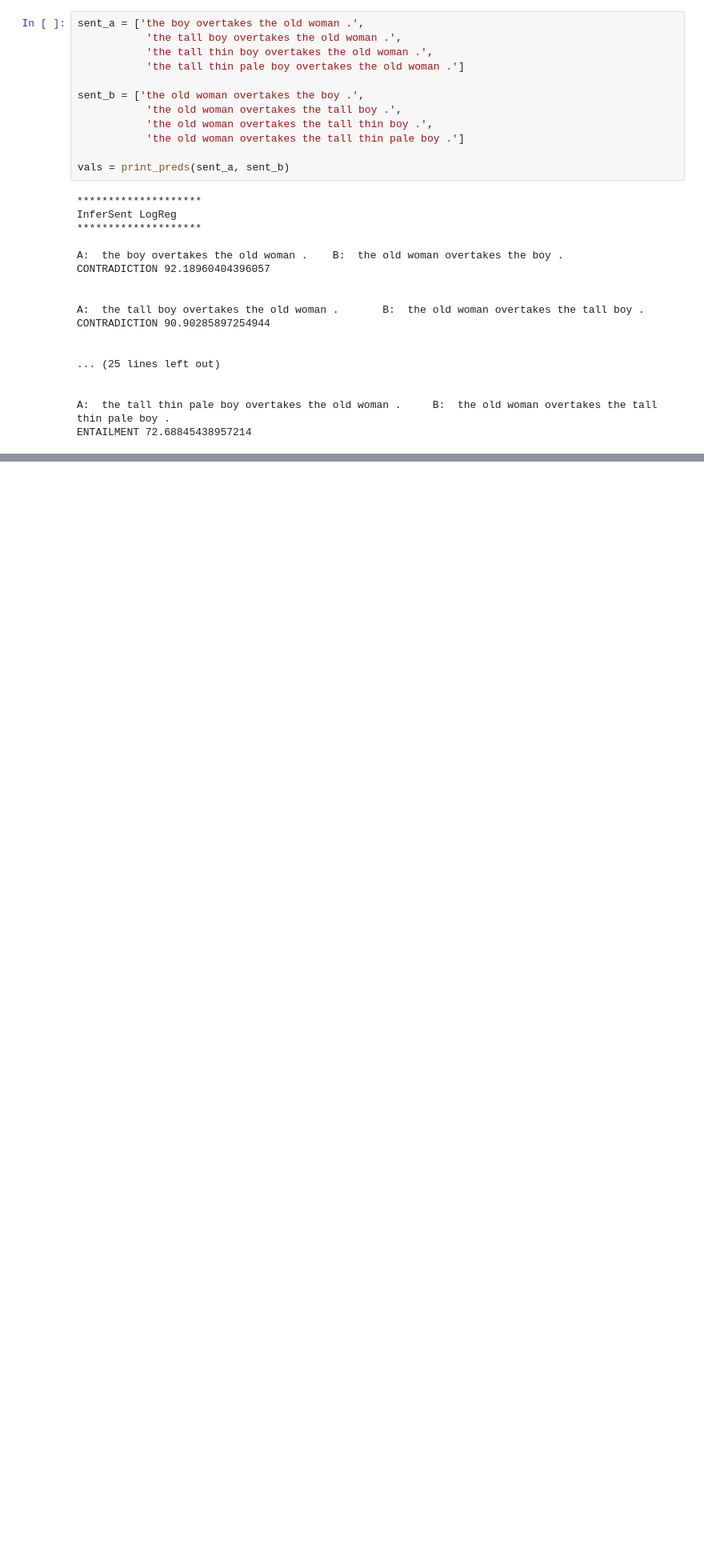
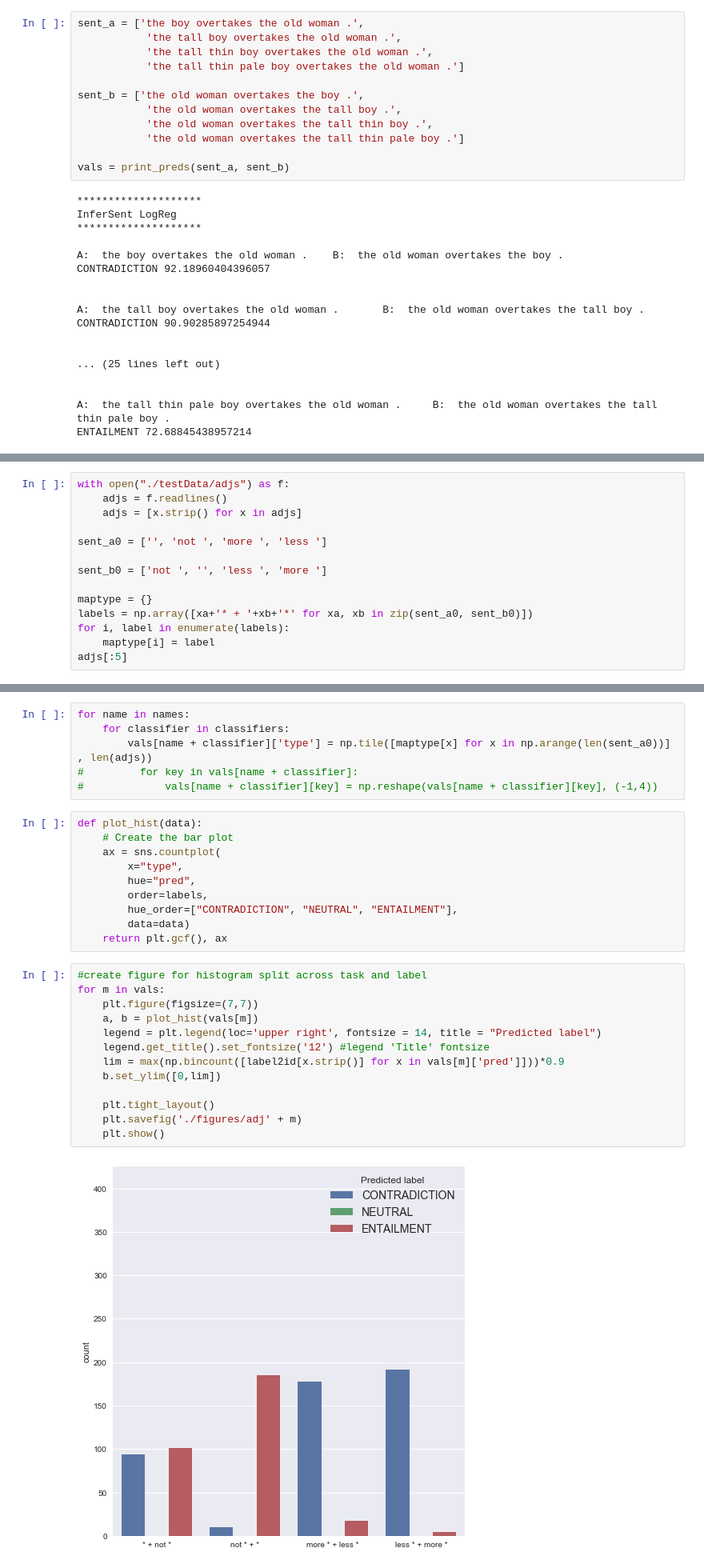
Before and after one commit to ishita-dg/ScrambleTests, a Jupyter notebook: FineGrained.ipynb, the cells around one changed output, grey strips where cells are left out. Shown at 80% size. Drawn from its saved outputs; the diff is of its cells as text; blank space fills up the shorter version.

Commit message:
Adding pair tests and bigrams in FineGrain

```diff
--- a/FineGrained.ipynb
+++ b/FineGrained.ipynb
@@ -222,0 +234,14 @@ ENTAILMENT 72.68845438957214
+# %%
+with open("./testData/adjs") as f:
+    adjs = f.readlines()
+    adjs = [x.strip() for x in adjs]
+
+sent_a0 = ['', 'not ', 'more ', 'less ']
+
+sent_b0 = ['not ', '', 'less ', 'more ']
+
+maptype = {}
+labels = np.array([xa+'* + '+xb+'*' for xa, xb in zip(sent_a0, sent_b0)])
+for i, label in enumerate(labels):
+    maptype[i] = label
+adjs[:5]
@@ -254,0 +261,31 @@ adj_vals
+# %%
+for name in names:
+    for classifier in classifiers:
+        vals[name + classifier]['type'] = np.tile([maptype[x] for x in np.arange(len(sent_a0))] , len(adjs))
+#         for key in vals[name + classifier]:
+#             vals[name + classifier][key] = np.reshape(vals[name + classifier][key], (-1,4))
+# %%
+def plot_hist(data):
+    # Create the bar plot
+    ax = sns.countplot(
+        x="type",
+        hue="pred",
+        order=labels,
+        hue_order=["CONTRADICTION", "NEUTRAL", "ENTAILMENT"],
+        data=data)
+    return plt.gcf(), ax
+# %%
+#create figure for histogram split across task and label
+for m in vals:
+    plt.figure(figsize=(7,7))
+    a, b = plot_hist(vals[m])
+    legend = plt.legend(loc='upper right', fontsize = 14, title = "Predicted label")
+    legend.get_title().set_fontsize('12') #legend 'Title' fontsize
+    lim = max(np.bincount([label2id[x.strip()] for x in vals[m]['pred']]))*0.9
+    b.set_ylim([0,lim])
+
+    plt.tight_layout()
+    plt.savefig('./figures/adj' + m)
+    plt.show()
+# %% [output]
+[figure, added]
```
Also changed, not shown: parts of 7 cells of this notebook, 54 other files.
